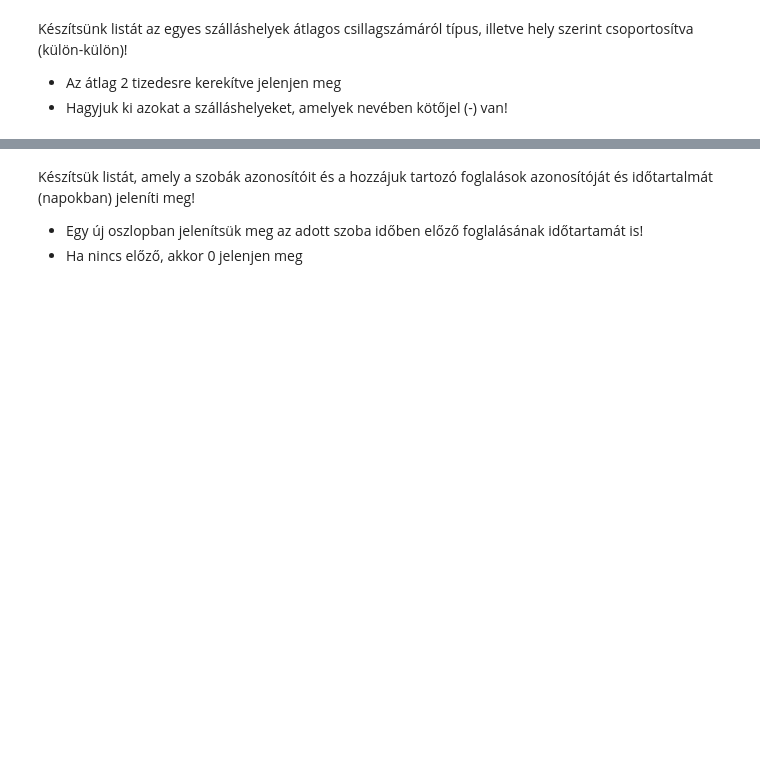
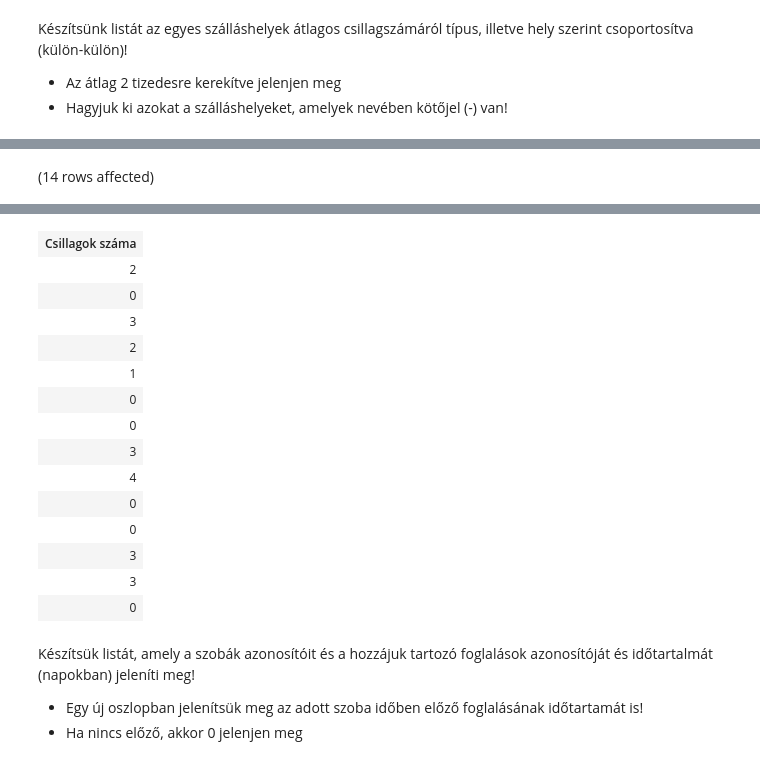
Before and after one commit to rolandonagy/adatbazis, a Jupyter notebook: zh2.ipynb, the cells around one changed output, grey strips where cells are left out. Drawn from its saved outputs; the diff is of its cells as text; code cells hidden in the pictures; blank space fills up the shorter version.

```diff
--- a/zh2.ipynb
+++ b/zh2.ipynb
@@ -28,0 +6,7 @@ Total execution time: 00:00:00.033
+# %%
+SELECT ROUND(AVG(CSILLAGOK_SZAMA),2) as 'Csillagok száma'
+FROM Szallashely
+WHERE SZALLAS_NEV not like '%-%'
+GROUP BY GROUPING SETS(TIPUS,hely)
+# %% [output]
+(14 rows affected)
@@ -29,3 +14,18 @@ Total execution time: 00:00:00.033
+| Csillagok száma |
+| 2 |
+| 0 |
+| 3 |
+| 2 |
+| 1 |
+| 0 |
+| 0 |
+| 3 |
+| 4 |
+| 0 |
+| 0 |
+| 3 |
+| 3 |
+| 0 |
 # %% [markdown]
 Készítsük listát, amely a szobák azonosítóit és a hozzájuk tartozó foglalások azonosítóját és időtartalmát (napokban) jeleníti meg!
 
```
Also changed, not shown: parts of 3 cells of this notebook.
